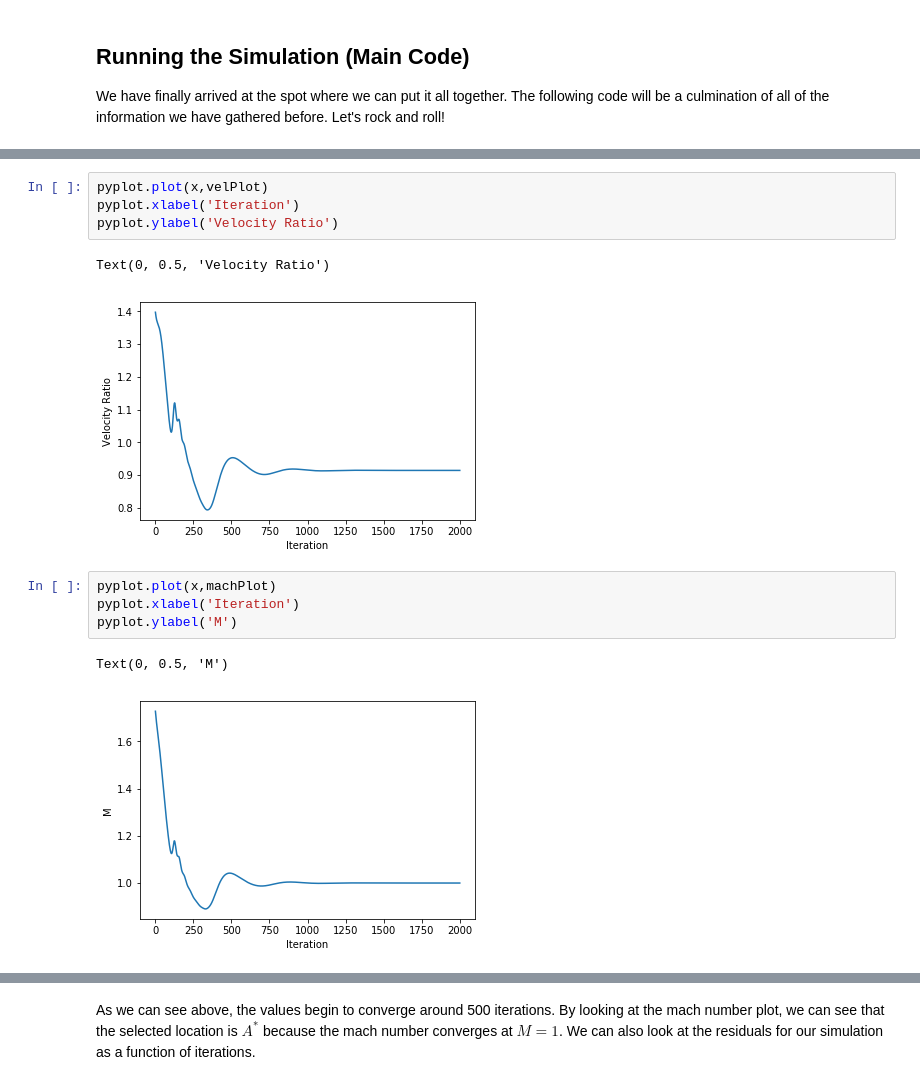
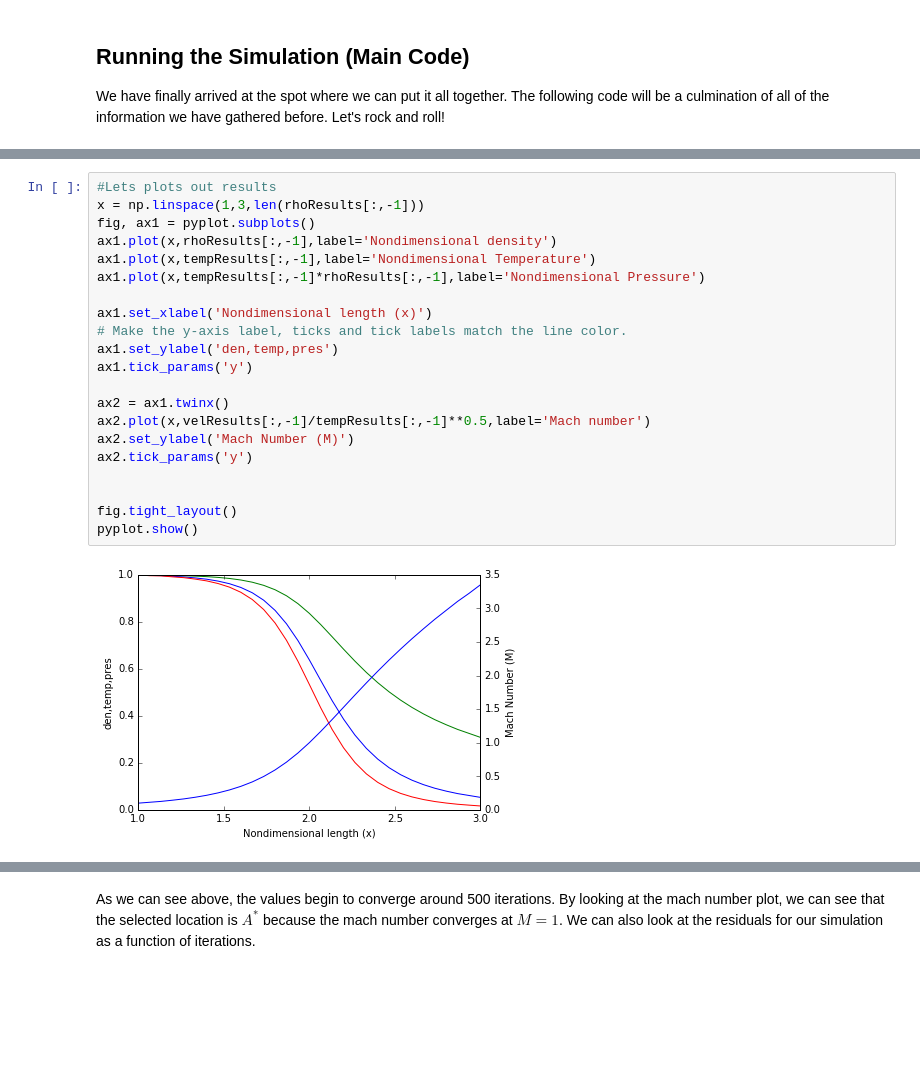
Before and after one commit to bjreddish/CFD, a Jupyter notebook: nozzleFlow/nozzleFlowCFD.ipynb, the cells around one changed output, grey strips where cells are left out. Cells and saved outputs as stored; diff of their text form; blank space fills up the shorter version.

```diff
--- a/nozzleFlow/nozzleFlowCFD.ipynb
+++ b/nozzleFlow/nozzleFlowCFD.ipynb
@@ -491,14 +490,23 @@ Text(0, 0.5, 'Temperature Ratio')
-# %%
-pyplot.plot(x,velPlot)
-pyplot.xlabel('Iteration')
-pyplot.ylabel('Velocity Ratio')
-# %% [output]
-Text(0, 0.5, 'Velocity Ratio')
-[figure, removed]
-# %%
-pyplot.plot(x,machPlot)
-pyplot.xlabel('Iteration')
-pyplot.ylabel('M')
-# %% [output]
-Text(0, 0.5, 'M')
-[figure, removed]
+# %%
+#Lets plots out results
+x = np.linspace(1,3,len(rhoResults[:,-1]))
+fig, ax1 = pyplot.subplots()
+ax1.plot(x,rhoResults[:,-1],label='Nondimensional density')
+ax1.plot(x,tempResults[:,-1],label='Nondimensional Temperature')
+ax1.plot(x,tempResults[:,-1]*rhoResults[:,-1],label='Nondimensional Pressure')
+
+ax1.set_xlabel('Nondimensional length (x)')
+# Make the y-axis label, ticks and tick labels match the line color.
+ax1.set_ylabel('den,temp,pres')
+ax1.tick_params('y')
+
+ax2 = ax1.twinx()
+ax2.plot(x,velResults[:,-1]/tempResults[:,-1]**0.5,label='Mach number')
+ax2.set_ylabel('Mach Number (M)')
+ax2.tick_params('y')
+
+
+fig.tight_layout()
+pyplot.show()
+# %% [output]
+[figure, added]
```
Also changed, not shown: parts of 17 cells of this notebook.
